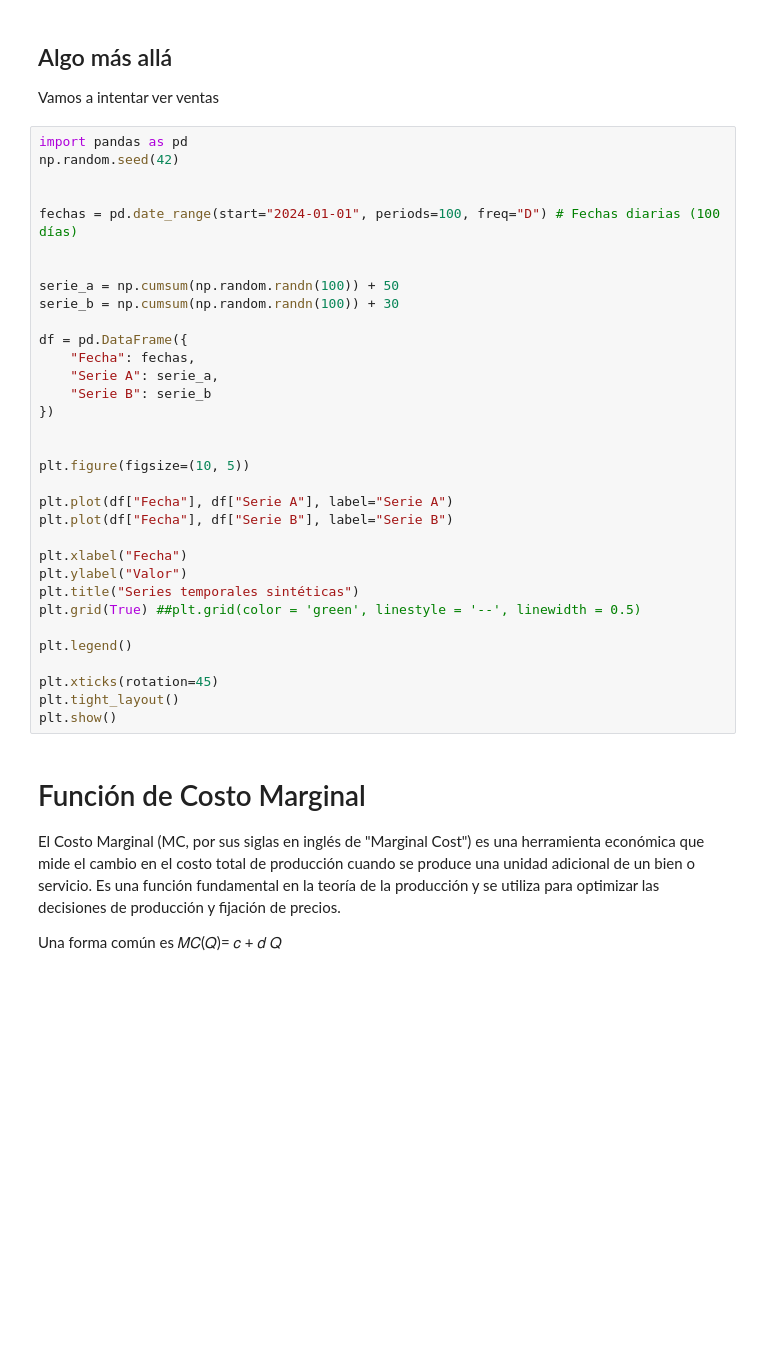
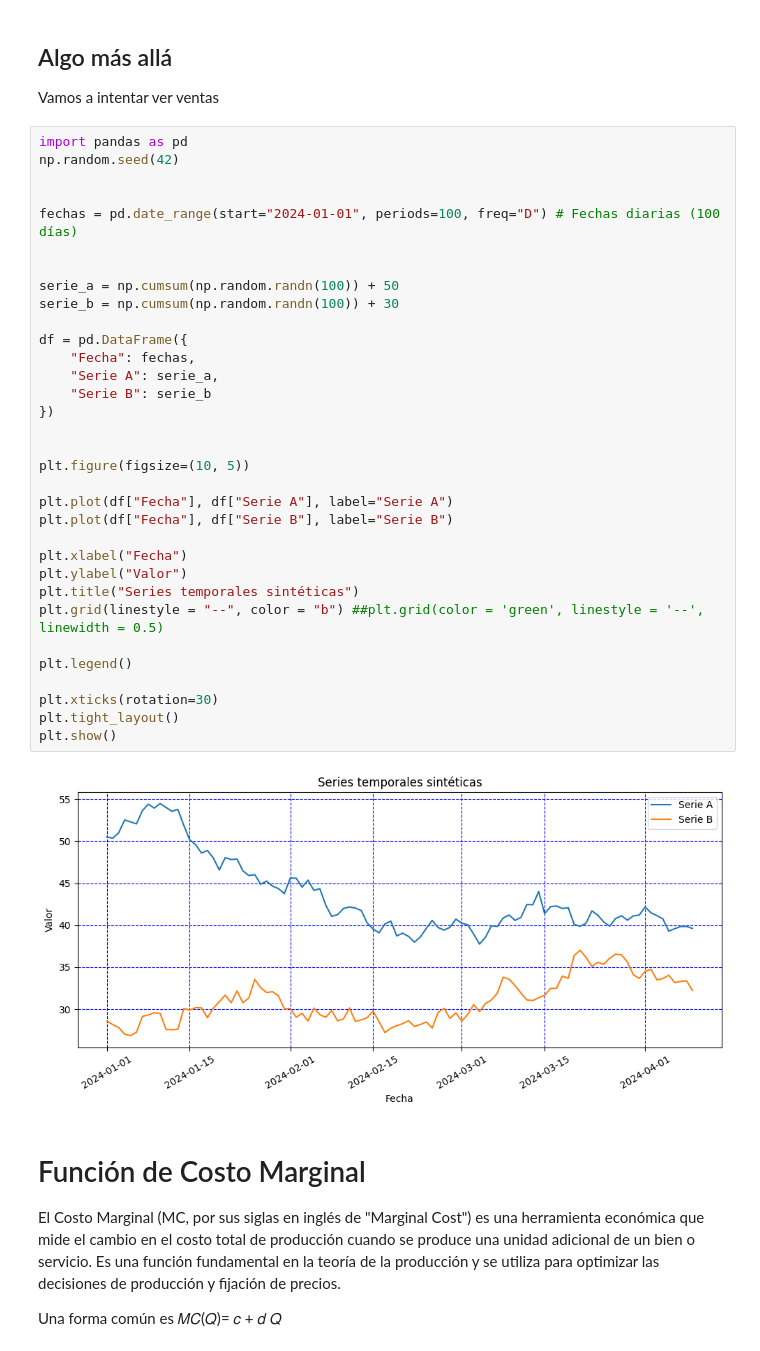
Before and after one commit to Armando1701/UTEC_Phyton_Jorge, a Jupyter notebook: Sesión_4_Ejemplos_+_Datosaurus.ipynb, the cells around one changed output. Saved outputs shown, nothing was run; the diff lists cells and outputs as text; blank space fills up the shorter version.

```diff
--- a/Sesión_4_Ejemplos_+_Datosaurus.ipynb
+++ b/Sesión_4_Ejemplos_+_Datosaurus.ipynb
@@ -74,35 +82,37 @@ Vamos a intentar ver ventas
 import pandas as pd
 np.random.seed(42)
 
 
 fechas = pd.date_range(start="2024-01-01", periods=100, freq="D") # Fechas diarias (100 días)
 
 
 serie_a = np.cumsum(np.random.randn(100)) + 50
 serie_b = np.cumsum(np.random.randn(100)) + 30
 
 df = pd.DataFrame({
     "Fecha": fechas,
     "Serie A": serie_a,
     "Serie B": serie_b
 })
 
 
 plt.figure(figsize=(10, 5))
 
 plt.plot(df["Fecha"], df["Serie A"], label="Serie A")
 plt.plot(df["Fecha"], df["Serie B"], label="Serie B")
 
 plt.xlabel("Fecha")
 plt.ylabel("Valor")
 plt.title("Series temporales sintéticas")
-plt.grid(True) ##plt.grid(color = 'green', linestyle = '--', linewidth = 0.5)
+plt.grid(linestyle = "--", color = "b") ##plt.grid(color = 'green', linestyle = '--', linewidth = 0.5)
 
 plt.legend()
 
-plt.xticks(rotation=45)
+plt.xticks(rotation=30)
 plt.tight_layout()
 plt.show()
+# %% [output]
+[figure, added]
 # %% [markdown]
 # Función de Costo Marginal
 El Costo Marginal (MC, por sus siglas en inglés de "Marginal Cost") es una herramienta económica que mide el cambio en el costo total de producción cuando se produce una unidad adicional de un bien o servicio. Es una función fundamental en la teoría de la producción y se utiliza para optimizar las decisiones de producción y fijación de precios.
```
Also changed, not shown: parts of 11 cells of this notebook.
